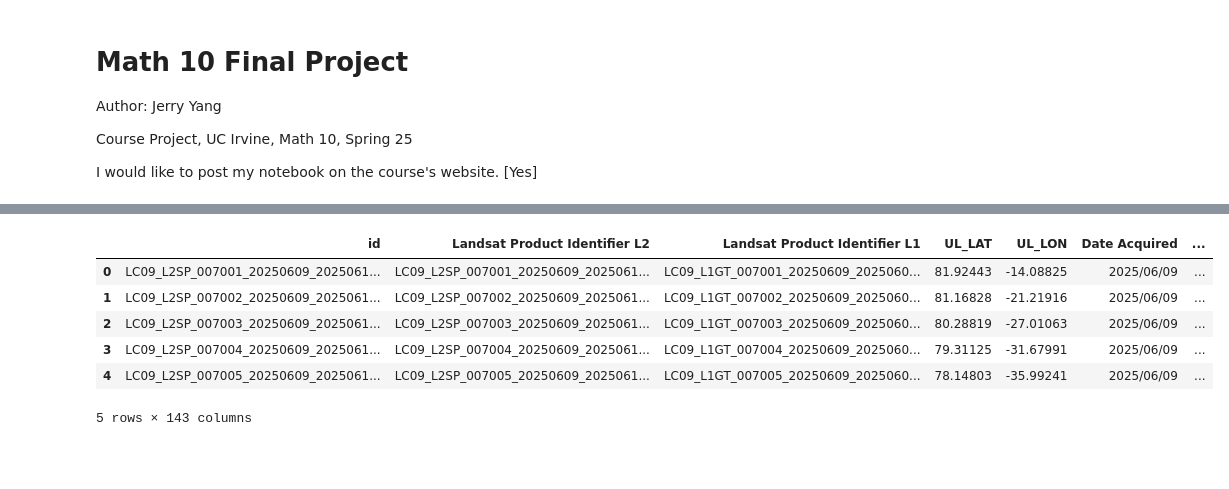
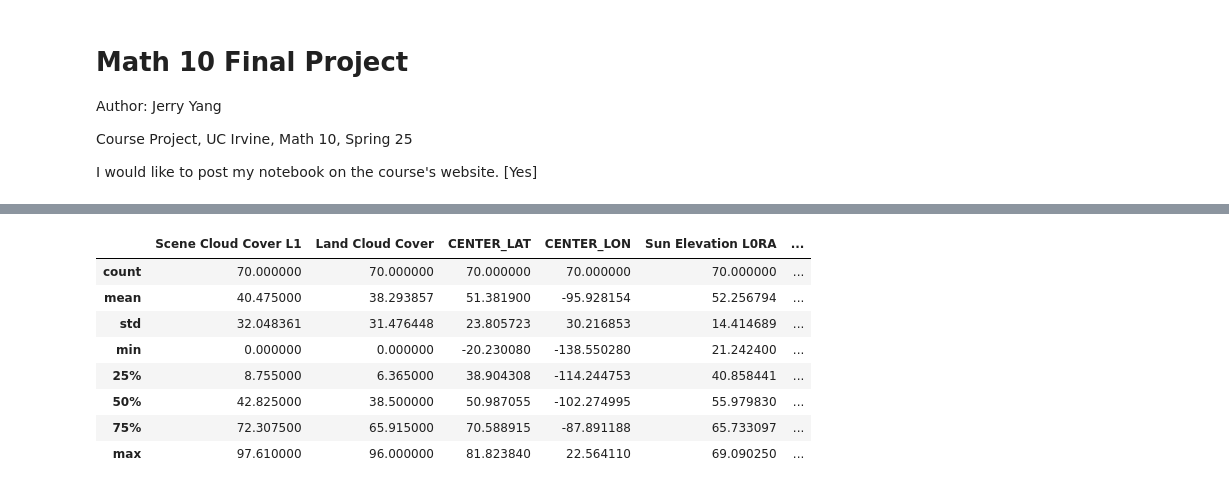
Before and after one commit to Jerry4232/Math10-Final-Project, a Jupyter notebook: submission.ipynb, the cells around one changed output, grey strips where cells are left out. Saved outputs shown, nothing was run; the diff lists cells and outputs as text; code cells hidden in the pictures; blank space fills up the shorter version.

```diff
--- a/submission.ipynb
+++ b/submission.ipynb
@@ -27,11 +73,28 @@ import pandas as pd
 # %%
+# load dataset
+
 df = pd.read_csv("landsat_ot_c2_l2_data.csv")
-df.head()
+df_numeric = df.select_dtypes(include="number").dropna(axis=1, how="all")
+
+selected_features = [
+    "Scene Cloud Cover L1",
+    "Land Cloud Cover",
+    "CENTER_LAT", "CENTER_LON",
+    "Sun Elevation L0RA",
+    "Geometric RMSE Model",
+]
+
+selected_features = [f for f in selected_features if f in df_numeric.columns]
+df_selected = df_numeric[selected_features].dropna()
+
+df_selected.describe()
 # %% [output]
-|  | id | Landsat Product Identifier L2 | Landsat Product Identifier L1 | UL_LAT | UL_LON | Date Acquired | ... |
-| 0 | LC09_L2SP_007001_20250609_2025061... | LC09_L2SP_007001_20250609_2025061... | LC09_L1GT_007001_20250609_2025060... | 81.92443 | -14.08825 | 2025/06/09 | ... |
-| 1 | LC09_L2SP_007002_20250609_2025061... | LC09_L2SP_007002_20250609_2025061... | LC09_L1GT_007002_20250609_2025060... | 81.16828 | -21.21916 | 2025/06/09 | ... |
-| 2 | LC09_L2SP_007003_20250609_2025061... | LC09_L2SP_007003_20250609_2025061... | LC09_L1GT_007003_20250609_2025060... | 80.28819 | -27.01063 | 2025/06/09 | ... |
-| 3 | LC09_L2SP_007004_20250609_2025061... | LC09_L2SP_007004_20250609_2025061... | LC09_L1GT_007004_20250609_2025060... | 79.31125 | -31.67991 | 2025/06/09 | ... |
-| 4 | LC09_L2SP_007005_20250609_2025061... | LC09_L2SP_007005_20250609_2025061... | LC09_L1GT_007005_20250609_2025060... | 78.14803 | -35.99241 | 2025/06/09 | ... |
+|  | Scene Cloud Cover L1 | Land Cloud Cover | CENTER_LAT | CENTER_LON | Sun Elevation L0RA | ... |
+| count | 70.000000 | 70.000000 | 70.000000 | 70.000000 | 70.000000 | ... |
+| mean | 40.475000 | 38.293857 | 51.381900 | -95.928154 | 52.256794 | ... |
+| std | 32.048361 | 31.476448 | 23.805723 | 30.216853 | 14.414689 | ... |
+| min | 0.000000 | 0.000000 | -20.230080 | -138.550280 | 21.242400 | ... |
+| 25% | 8.755000 | 6.365000 | 38.904308 | -114.244753 | 40.858441 | ... |
+| 50% | 42.825000 | 38.500000 | 50.987055 | -102.274995 | 55.979830 | ... |
+| 75% | 72.307500 | 65.915000 | 70.588915 | -87.891188 | 65.733097 | ... |
+| max | 97.610000 | 96.000000 | 81.823840 | 22.564110 | 69.090250 | ... |
-5 rows × 143 columns
```
Also changed, not shown: parts of 23 cells of this notebook, 2 other files.
